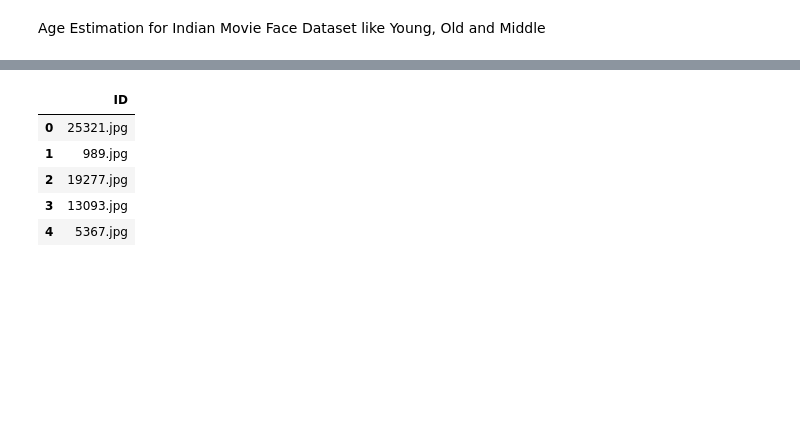
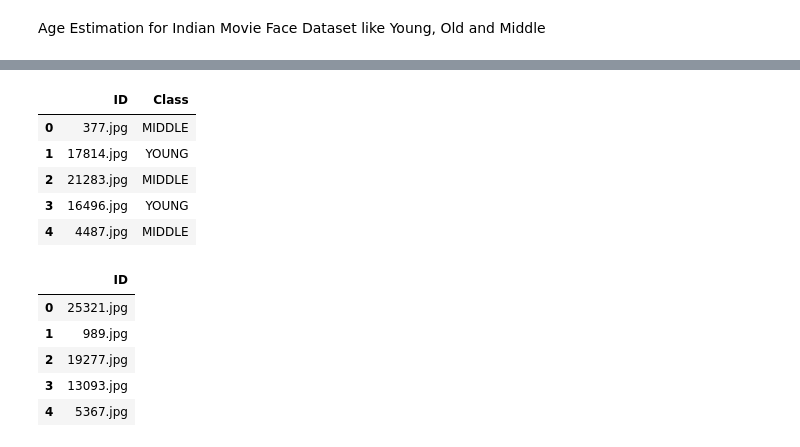
Before and after one commit to mohanrajmit/AgeCalculation, a Jupyter notebook: CNN_AgeEstimation.ipynb, the cells around one changed output, grey strips where cells are left out. Drawn from its saved outputs; the diff is of its cells as text; code cells hidden in the pictures; blank space fills up the shorter version.

```diff
--- a/CNN_AgeEstimation.ipynb
+++ b/CNN_AgeEstimation.ipynb
@@ -37,6 +30,15 @@ import time
 import pandas as pd
 # %%
 data=pd.read_csv("AgeCalculation/dataset/train.csv")
+# %%
+data.head()
+# %% [output]
+|  | ID | Class |
+| 0 | 377.jpg | MIDDLE |
+| 1 | 17814.jpg | YOUNG |
+| 2 | 21283.jpg | MIDDLE |
+| 3 | 16496.jpg | YOUNG |
+| 4 | 4487.jpg | MIDDLE |
 # %%
 data_test=pd.read_csv("AgeCalculation/dataset/test.csv")
 # %%
```
Also changed, not shown: parts of 15 cells of this notebook.
